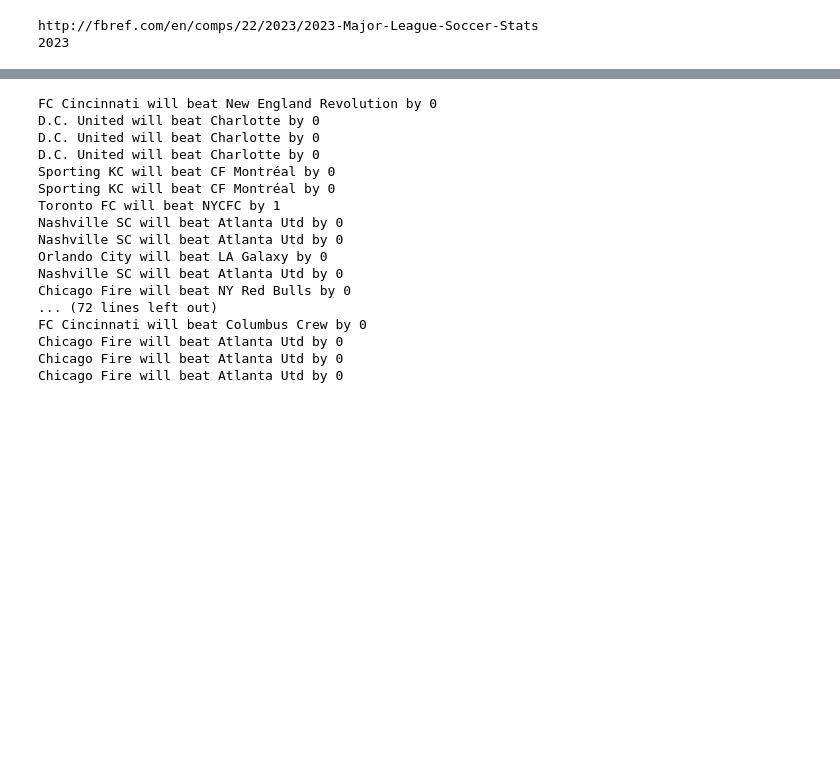
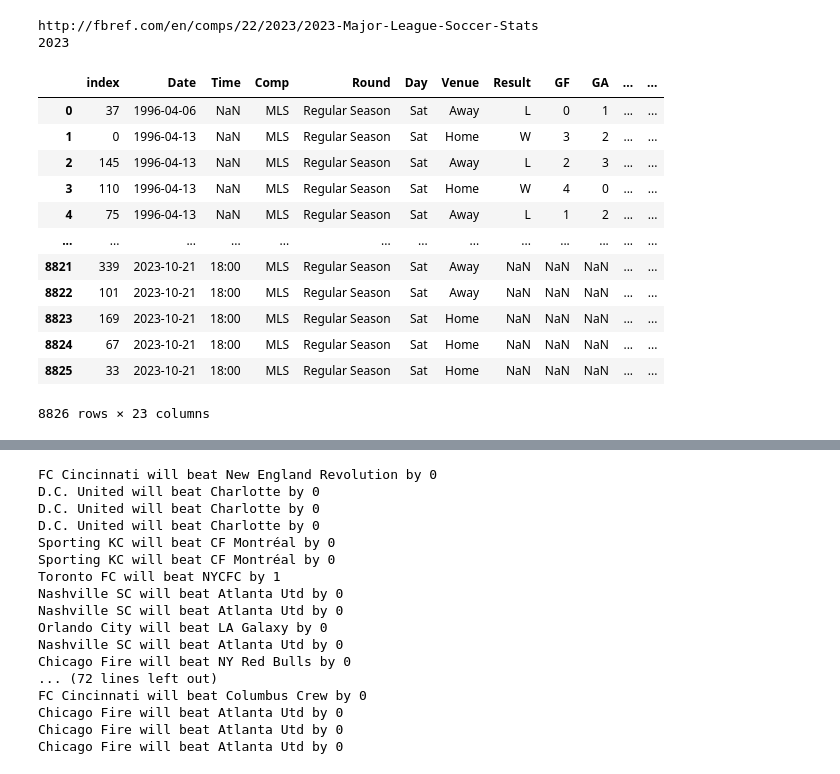
Before and after one commit to easella/mlselos, a Jupyter notebook: mls.ipynb, the cells around one changed output, grey strips where cells are left out. Cells and saved outputs as stored; diff of their text form; code cells hidden in the pictures; blank space fills up the shorter version.

```diff
--- a/mls.ipynb
+++ b/mls.ipynb
@@ -88,3 +88,19 @@ dfgz=pd.concat([dfq,df1,df2,df3])
 # %% [output]
 http://fbref.com/en/comps/22/2023/2023-Major-League-Soccer-Stats
 2023
+# %%
+dd
+# %% [output]
+|  | index | Date | Time | Comp | Round | Day | Venue | Result | GF | GA | ... | ... |
+| 0 | 37 | 1996-04-06 | NaN | MLS | Regular Season | Sat | Away | L | 0 | 1 | ... | ... |
+| 1 | 0 | 1996-04-13 | NaN | MLS | Regular Season | Sat | Home | W | 3 | 2 | ... | ... |
+| 2 | 145 | 1996-04-13 | NaN | MLS | Regular Season | Sat | Away | L | 2 | 3 | ... | ... |
+| 3 | 110 | 1996-04-13 | NaN | MLS | Regular Season | Sat | Home | W | 4 | 0 | ... | ... |
+| 4 | 75 | 1996-04-13 | NaN | MLS | Regular Season | Sat | Away | L | 1 | 2 | ... | ... |
+| ... | ... | ... | ... | ... | ... | ... | ... | ... | ... | ... | ... | ... |
+| 8821 | 339 | 2023-10-21 | 18:00 | MLS | Regular Season | Sat | Away | NaN | NaN | NaN | ... | ... |
+| 8822 | 101 | 2023-10-21 | 18:00 | MLS | Regular Season | Sat | Away | NaN | NaN | NaN | ... | ... |
+| 8823 | 169 | 2023-10-21 | 18:00 | MLS | Regular Season | Sat | Home | NaN | NaN | NaN | ... | ... |
+| 8824 | 67 | 2023-10-21 | 18:00 | MLS | Regular Season | Sat | Home | NaN | NaN | NaN | ... | ... |
+| 8825 | 33 | 2023-10-21 | 18:00 | MLS | Regular Season | Sat | Home | NaN | NaN | NaN | ... | ... |
+8826 rows × 23 columns
```
Also changed, not shown: parts of 11 cells of this notebook.
